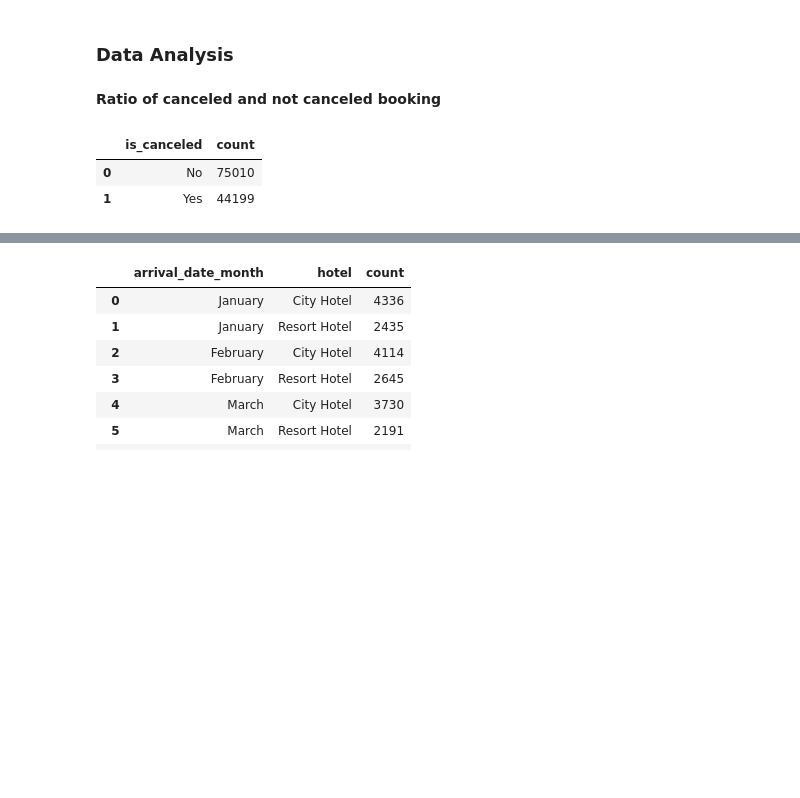
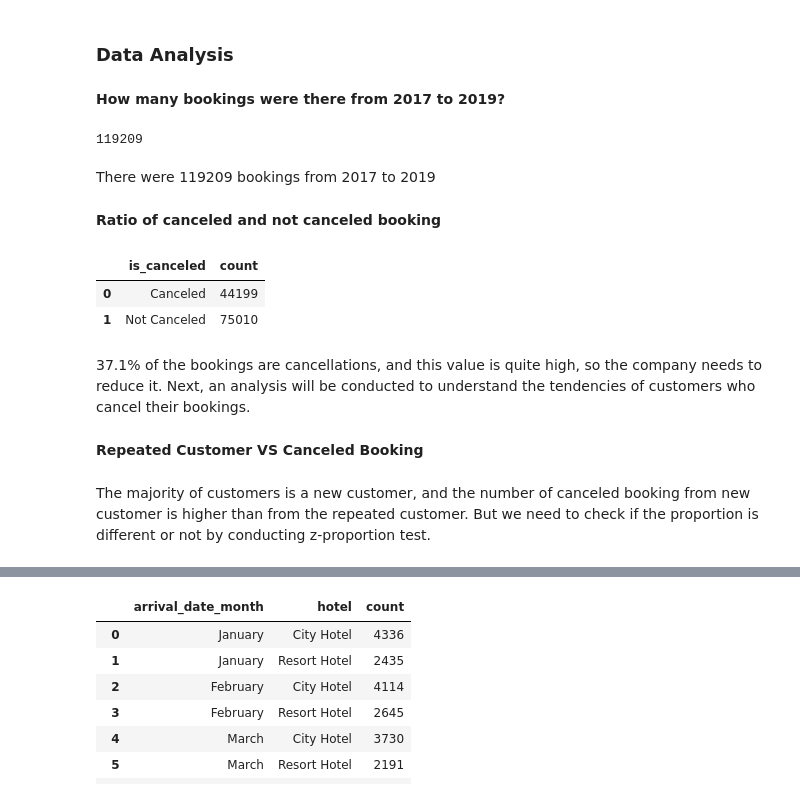
Before and after one commit to lutfiahk/Investigate-Business-Hotel-using-Data-Visualization, a Jupyter notebook: notebook.ipynb, the cells around one changed output, grey strips where cells are left out. Saved outputs shown, nothing was run; the diff lists cells and outputs as text; code cells hidden in the pictures; blank space fills up the shorter version.

```diff
--- a/notebook.ipynb
+++ b/notebook.ipynb
@@ -197,14 +193,24 @@ df.shape
+# %%
+df['is_canceled'] = df['is_canceled'].replace({1:'Canceled', 0:'Not Canceled'})
+df['is_repeated_guest'] = df['is_repeated_guest'].replace({1:'Yes', 0:'No'})
 # %% [markdown]
 ### Data Analysis
+# %% [markdown]
+**How many bookings were there from 2017 to 2019?**
+# %%
+len(df)
+# %% [output]
+119209
+# %% [markdown]
+There were 119209 bookings from 2017 to 2019
 # %% [markdown]
 **Ratio of canceled and not canceled booking**
 # %%
 # Ratio of canceled booking
 canceled = df.groupby('is_canceled')['hotel'].agg('count').reset_index().rename(columns = {'hotel' : 'count'})
-canceled['is_canceled'] = canceled['is_canceled'].replace({1:'Yes', 0:'No'})
 canceled
 # %% [output]
 |  | is_canceled | count |
-| 0 | No | 75010 |
-| 1 | Yes | 44199 |
+| 0 | Canceled | 44199 |
+| 1 | Not Canceled | 75010 |
 # %%
@@ -213,3 +219,7 @@ canceledplot.update_traces(textposition="outside", textfont=dict(color="black",s
 canceledplot.update_layout(width=700, height=500)
 canceledplot.update_layout(title="<b>Canceled Booking</b>", title_font=dict(size=16))
 canceledplot
+# %% [markdown]
+37.1% of the bookings are cancellations, and this value is quite high, so the company needs to reduce it. Next, an analysis will be conducted to understand the tendencies of customers who cancel their bookings.
+# %% [markdown]
+**Repeated Customer VS Canceled Booking**
@@ -215,0 +237,2 @@ canceledplot
+# %% [markdown]
+The majority of customers is a new customer, and the number of canceled booking from new customer is higher than from the repeated customer. But we need to check if the proportion is different or not by conducting z-proportion test.
```
Also changed, not shown: parts of 29 cells of this notebook.
